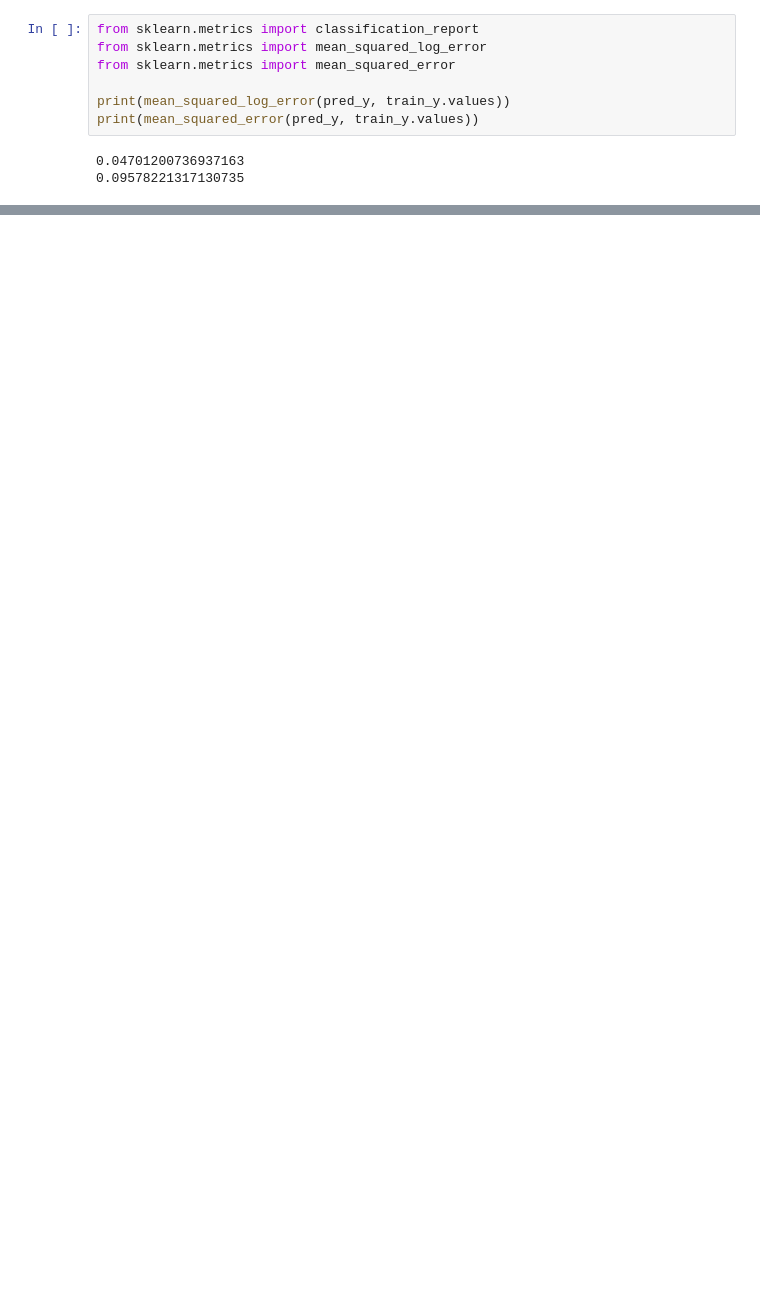
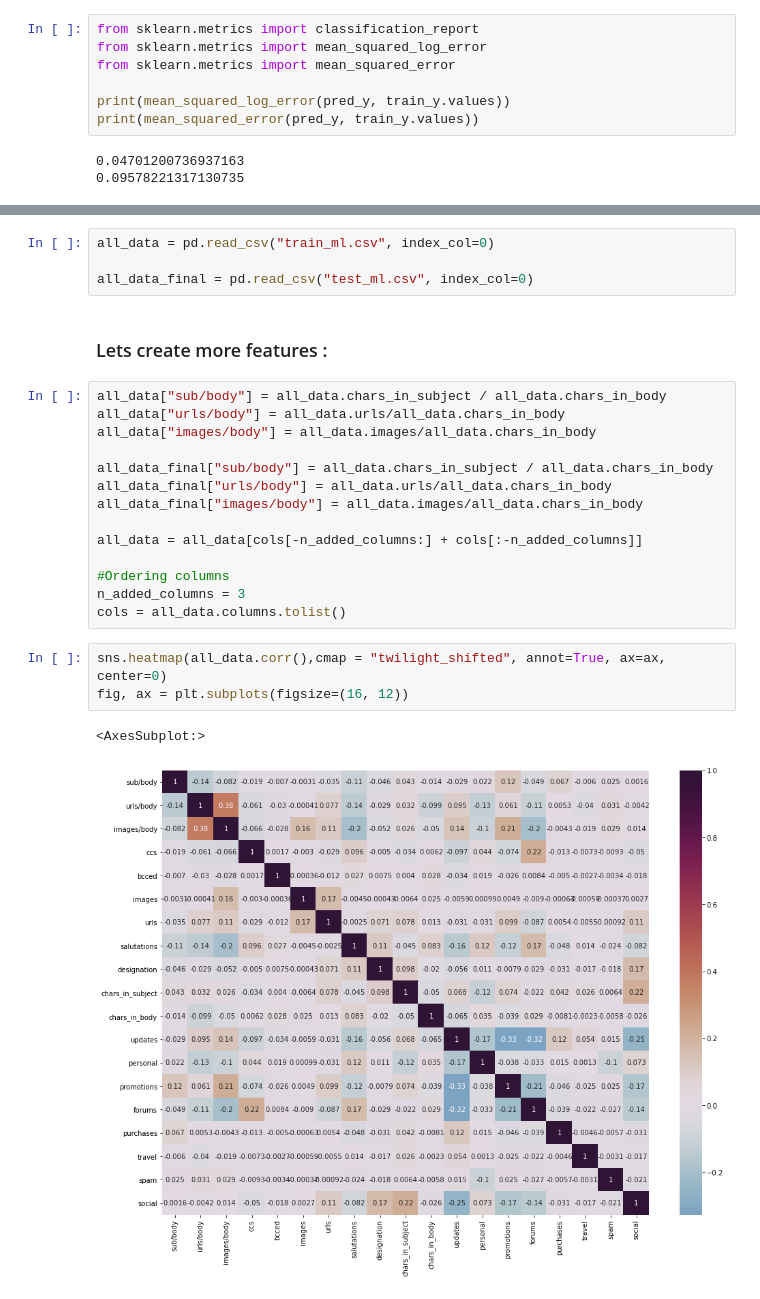
Before and after one commit to tonywu71/multi-label-email-classifier, a Jupyter notebook: kaggle_project.ipynb, the cells around one changed output, grey strips where cells are left out. Drawn from its saved outputs; the diff is of its cells as text; blank space fills up the shorter version.

```diff
--- a/kaggle_project.ipynb
+++ b/kaggle_project.ipynb
@@ -140,0 +109,26 @@ P
+# %%
+all_data = pd.read_csv("train_ml.csv", index_col=0)
+
+all_data_final = pd.read_csv("test_ml.csv", index_col=0)
+# %% [markdown]
+### Lets create more features :
+# %%
+all_data["sub/body"] = all_data.chars_in_subject / all_data.chars_in_body
+all_data["urls/body"] = all_data.urls/all_data.chars_in_body
+all_data["images/body"] = all_data.images/all_data.chars_in_body
+
+all_data_final["sub/body"] = all_data.chars_in_subject / all_data.chars_in_body
+all_data_final["urls/body"] = all_data.urls/all_data.chars_in_body
+all_data_final["images/body"] = all_data.images/all_data.chars_in_body
+
+all_data = all_data[cols[-n_added_columns:] + cols[:-n_added_columns]]
+
+#Ordering columns
+n_added_columns = 3
+cols = all_data.columns.tolist()
+# %%
+sns.heatmap(all_data.corr(),cmap = "twilight_shifted", annot=True, ax=ax, center=0)
+fig, ax = plt.subplots(figsize=(16, 12))
+# %% [output]
+<AxesSubplot:>
+[figure, added]
```
Also changed, not shown: parts of 17 cells of this notebook, 2 other files.
